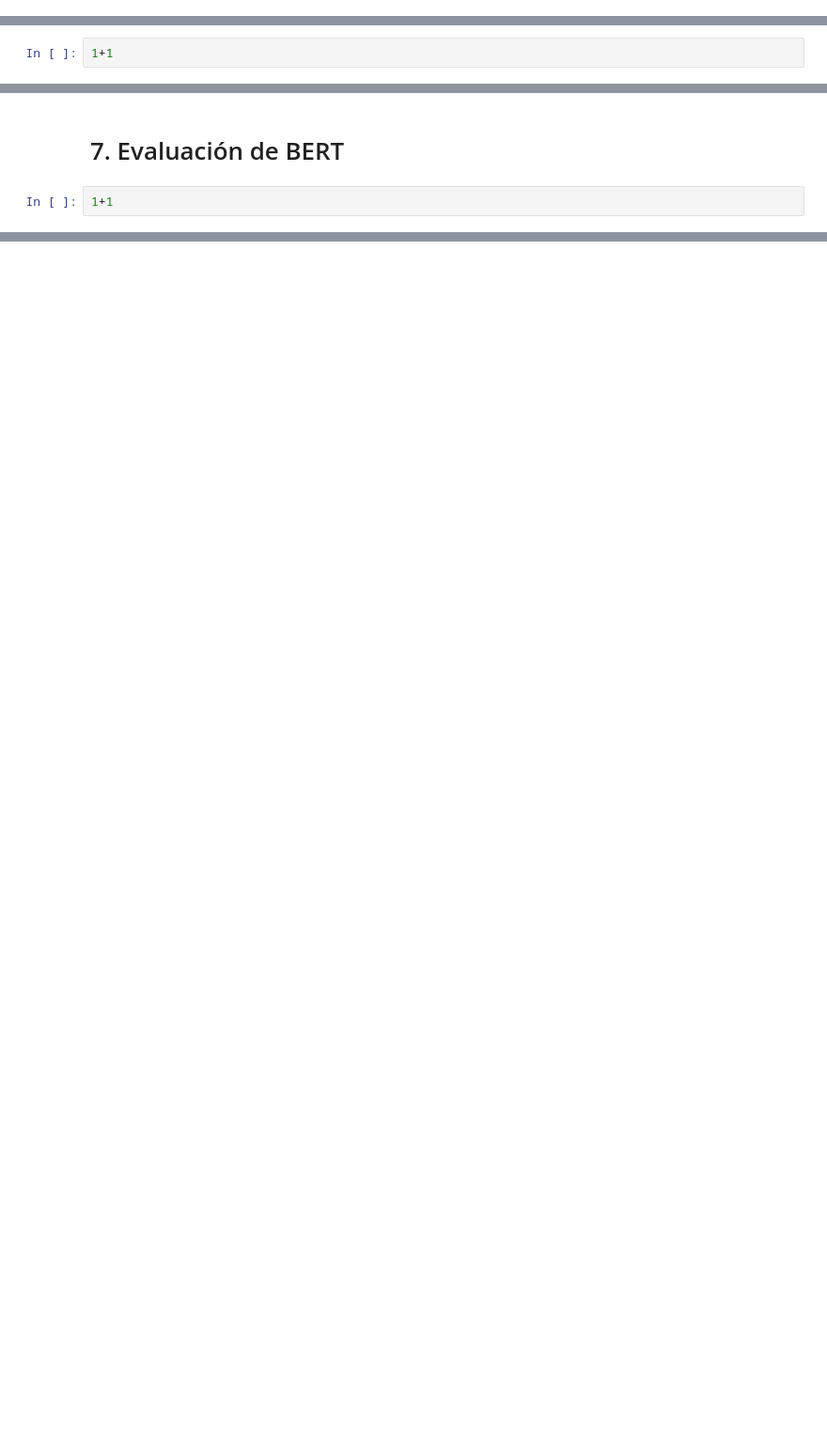
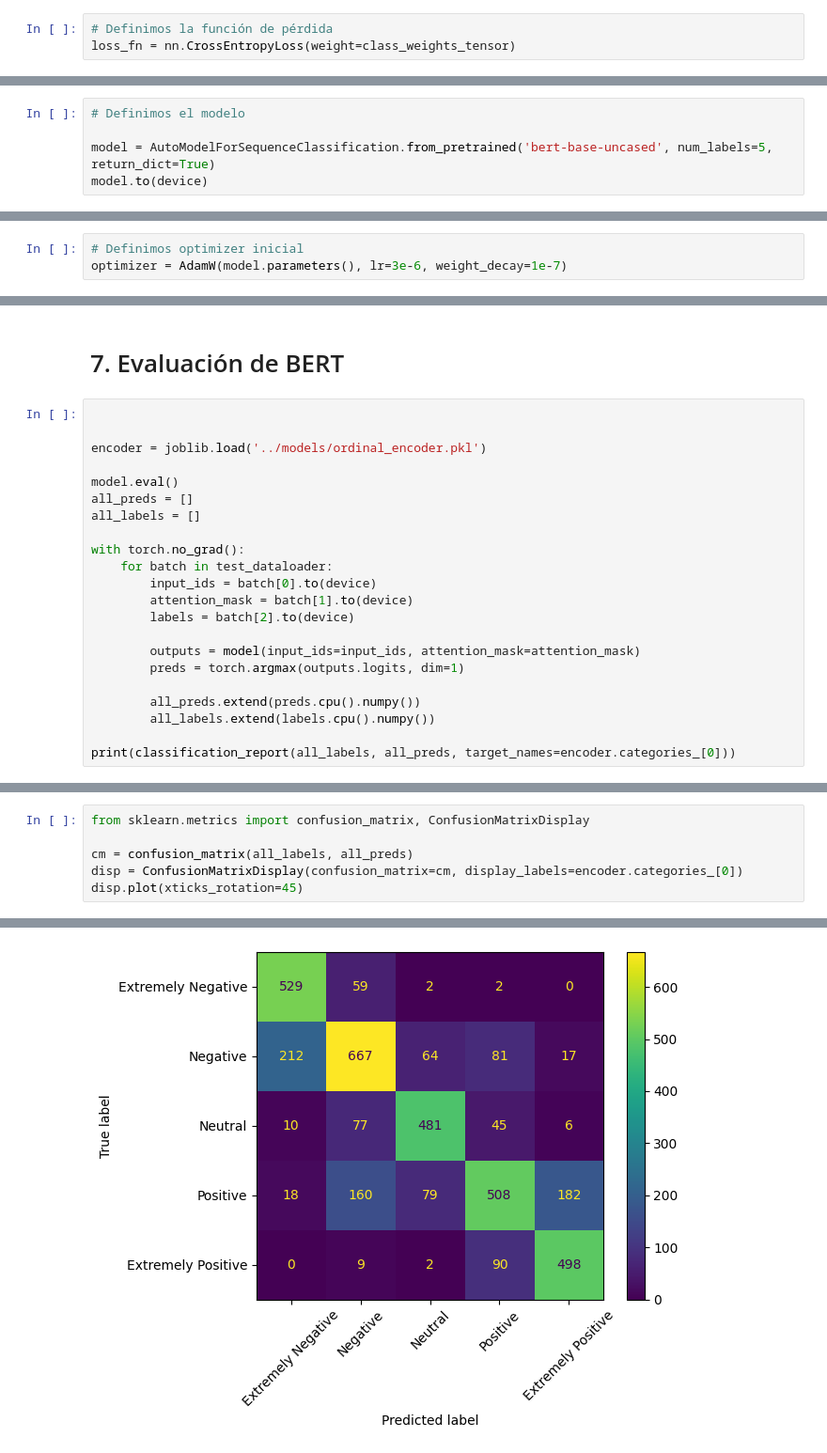
Before and after one commit to SebastianGelvesB/sentiment-classification, a Jupyter notebook: notebooks/03_modeling.ipynb, the cells around one changed output, grey strips where cells are left out. Shown at 94% size. Saved outputs shown, nothing was run; the diff lists cells and outputs as text; blank space fills up the shorter version.

Commit message:
modeling 95% done

```diff
--- a/notebooks/03_modeling.ipynb
+++ b/notebooks/03_modeling.ipynb
@@ -36,0 +112,3 @@ En este notebook hacemos todo el proceso de fine-tuning de los 3 modelos diferen
+# %%
+# Definimos la función de pérdida
+loss_fn = nn.CrossEntropyLoss(weight=class_weights_tensor)
@@ -37,5 +119,8 @@ En este notebook hacemos todo el proceso de fine-tuning de los 3 modelos diferen
 # %% [markdown]
 # 6. Entrenamiento de BERT
 # %%
-1+1
+# Definimos el modelo
+
+model = AutoModelForSequenceClassification.from_pretrained('bert-base-uncased', num_labels=5, return_dict=True)
+model.to(device)
 # %% [output]
@@ -42,0 +146,3 @@ En este notebook hacemos todo el proceso de fine-tuning de los 3 modelos diferen
+# %%
+# Definimos optimizer inicial
+optimizer = AdamW(model.parameters(), lr=3e-6, weight_decay=1e-7)
@@ -43,5 +238,25 @@ En este notebook hacemos todo el proceso de fine-tuning de los 3 modelos diferen
 # %% [markdown]
 # 7. Evaluación de BERT
 # %%
-1+1
+
+
+encoder = joblib.load('../models/ordinal_encoder.pkl')
+
+model.eval()
+all_preds = []
+all_labels = []
+
+with torch.no_grad():
+    for batch in test_dataloader:
+        input_ids = batch[0].to(device)
+        attention_mask = batch[1].to(device)
+        labels = batch[2].to(device)
+
+        outputs = model(input_ids=input_ids, attention_mask=attention_mask)
+        preds = torch.argmax(outputs.logits, dim=1)
+
+        all_preds.extend(preds.cpu().numpy())
+        all_labels.extend(labels.cpu().numpy())
+
+print(classification_report(all_labels, all_preds, target_names=encoder.categories_[0]))
 # %% [output]
@@ -48,0 +274,7 @@ En este notebook hacemos todo el proceso de fine-tuning de los 3 modelos diferen
+# %%
+from sklearn.metrics import confusion_matrix, ConfusionMatrixDisplay
+
+cm = confusion_matrix(all_labels, all_preds)
+disp = ConfusionMatrixDisplay(confusion_matrix=cm, display_labels=encoder.categories_[0])
+disp.plot(xticks_rotation=45)
+# %% [output]
@@ -48,0 +282 @@ En este notebook hacemos todo el proceso de fine-tuning de los 3 modelos diferen
+[figure, added]
```
Also changed, not shown: parts of 31 cells of this notebook, 1 other file.
